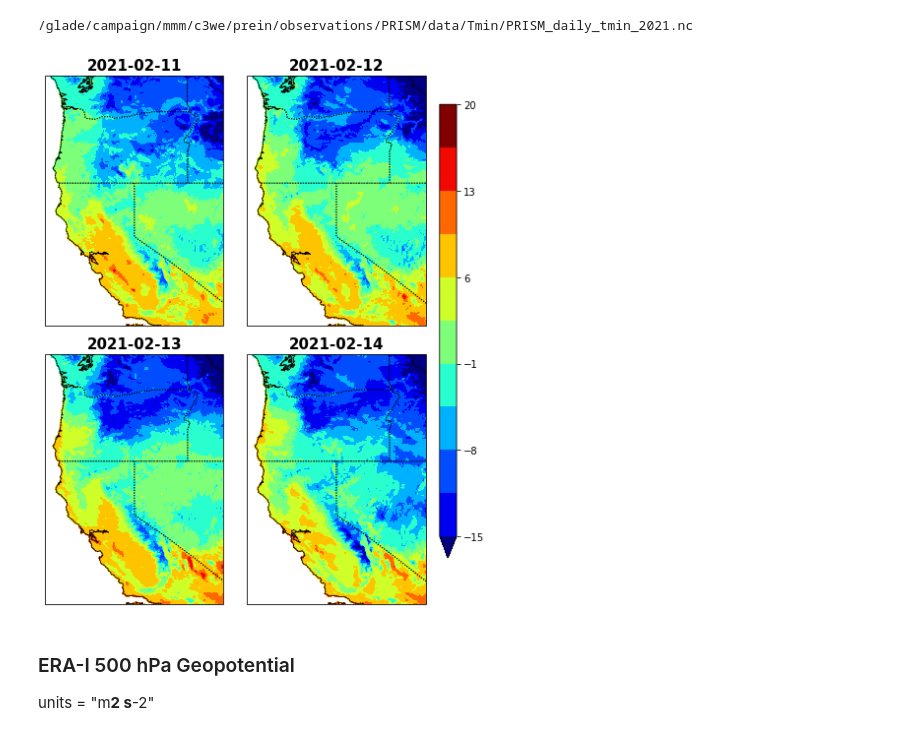
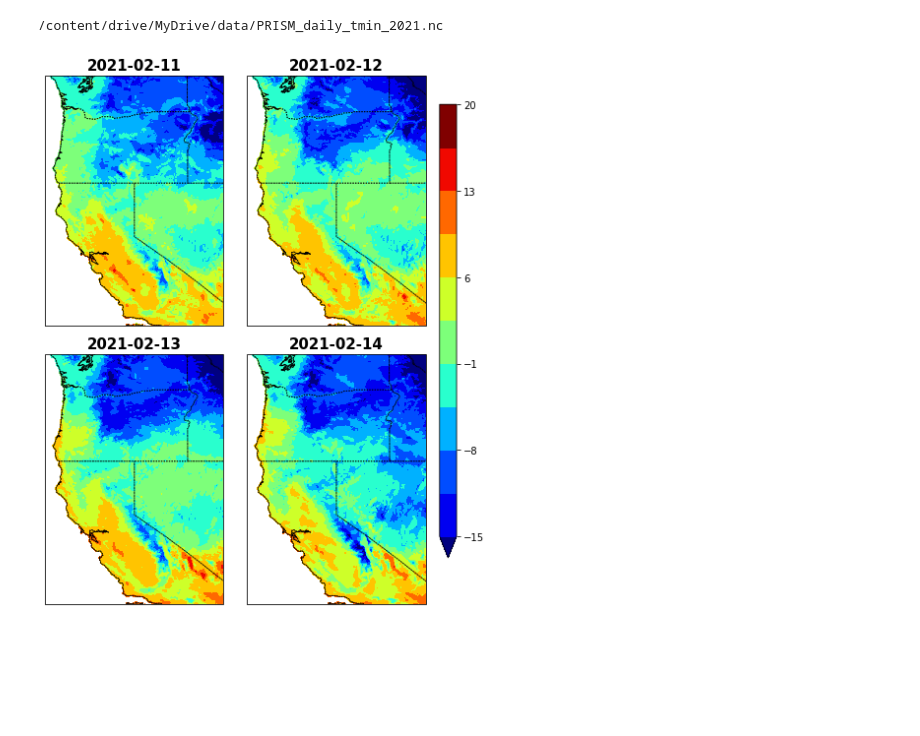
Before and after one commit to ming80302/Innovator, a Jupyter notebook: winter_storm_prism.ipynb, the cells around one changed output. Drawn from its saved outputs; the diff is of its cells as text; code cells hidden in the pictures; blank space fills up the shorter version.

```diff
--- a/winter_storm_prism.ipynb
+++ b/winter_storm_prism.ipynb
@@ -83,4 +106,4 @@ date_e = '2021-02-14'
 lat_s = 34.
 lat_e = 48.
 lon_s = -125.
-lon_e = -115.
+lon_e = -115 # -115.
@@ -121,16 +143,13 @@ plot_prec_4(tmax_t, 1, 30,  'jet', 'vertical', 'False') ## 'YlGnBu')
 # %%
-flnm_prism_tmin = '/glade/campaign/mmm/c3we/prein/observations/PRISM/data/Tmin/PRISM_daily_tmin_2021.nc'
+flnm_prism_tmin = '/content/drive/MyDrive/data/PRISM_daily_tmin_2021.nc'
 with xr.open_dataset(flnm_prism_tmin ) as ds_prism_tmin:
   print(flnm_prism_tmin)
 
 tmin_t = ds_prism_tmin.Tmin.sel(time=slice(date_s, date_e),
                          rlat=slice(lat_e, lat_s), rlon=slice(lon_s, lon_e))
 
 fig = plt.figure(figsize=(6,8))
 plot_prec_4(tmin_t, -15, 20,  'jet', 'vertical', 'False') ## 'YlGnBu')
 # %% [output]
-/glade/campaign/mmm/c3we/prein/observations/PRISM/data/Tmin/PRISM_daily_tmin_2021.nc
+/content/drive/MyDrive/data/PRISM_daily_tmin_2021.nc
-[figure, old version]
+[figure, new version]
-# %% [markdown]
-### ERA-I 500 hPa Geopotential
-units = "m**2 s**-2"
```
Also changed, not shown: parts of 15 cells of this notebook.
